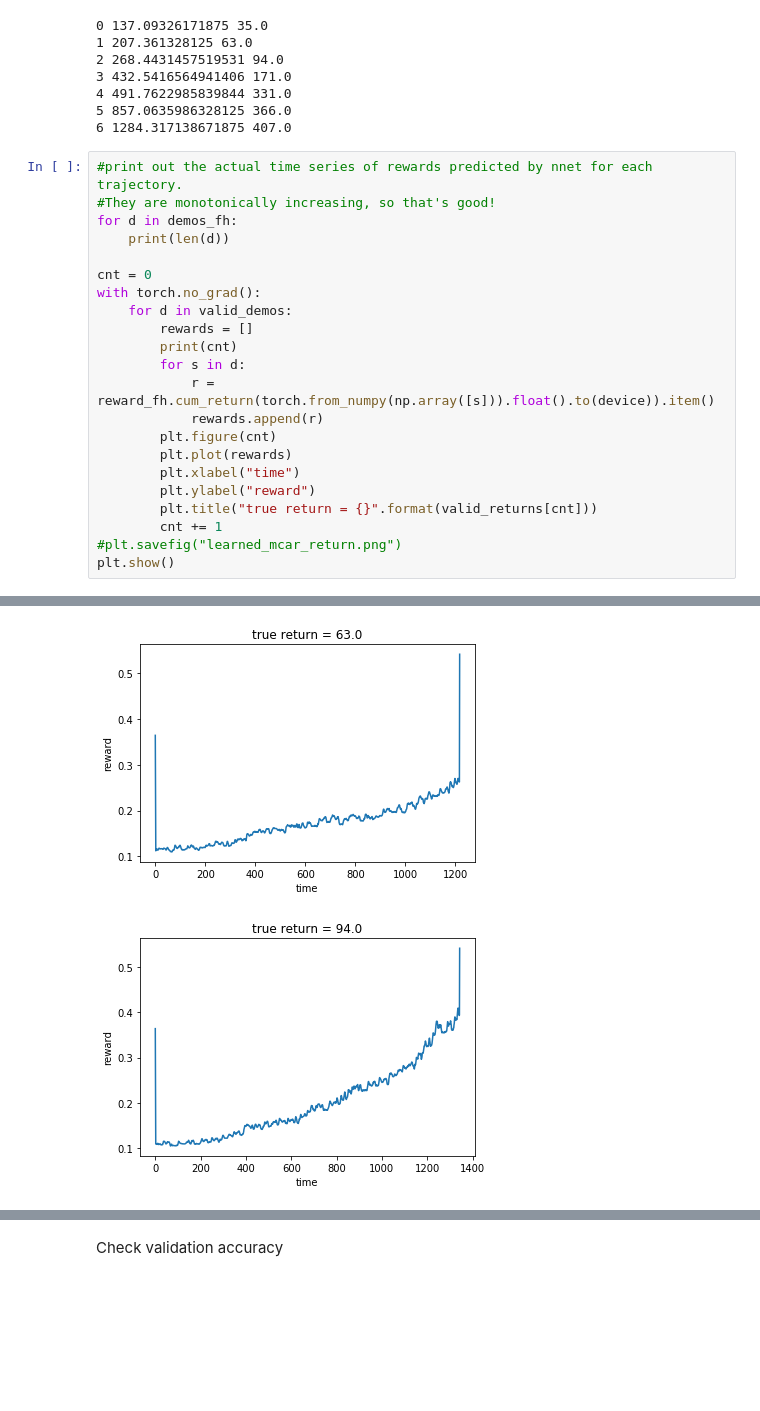
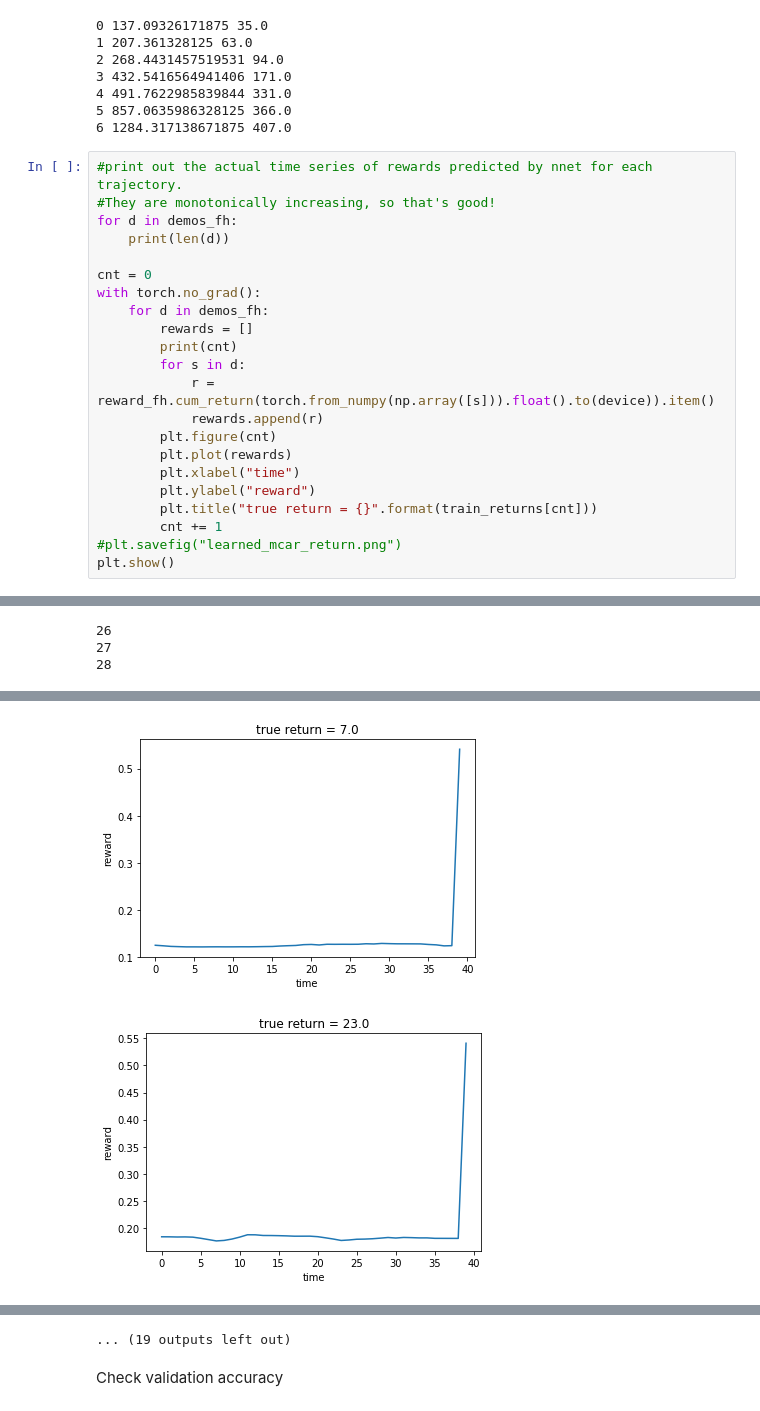
Before and after one commit to dsbrown1331/learning-rewards-of-learners, a Jupyter notebook: learner/LearnBreakoutAllSorted.ipynb, the cells around one changed output, grey strips where cells are left out. Drawn from its saved outputs; the diff is of its cells as text; blank space fills up the shorter version.

```diff
--- a/learner/LearnBreakoutAllSorted.ipynb
+++ b/learner/LearnBreakoutAllSorted.ipynb
@@ -477,7 +483,7 @@ for d in demos_fh:
 
 cnt = 0
 with torch.no_grad():
-    for d in valid_demos:
+    for d in demos_fh:
         rewards = []
         print(cnt)
         for s in d:
@@ -487,7 +493,7 @@ with torch.no_grad():
         plt.plot(rewards)
         plt.xlabel("time")
         plt.ylabel("reward")
-        plt.title("true return = {}".format(valid_returns[cnt]))
+        plt.title("true return = {}".format(train_returns[cnt]))
         cnt += 1
 #plt.savefig("learned_mcar_return.png")
 plt.show()
@@ -511,0 +518,3 @@ plt.show()
+26
+27
+28
@@ -513,2 +522,2 @@ plt.show()
-[figure, old version]
+[figure, new version]
-[figure, old version]
+[figure, new version]
@@ -519,3 +531,4 @@ plt.show()
+... (19 outputs left out)
 # %% [markdown]
 Check validation accuracy
 # %%
```
Also changed, not shown: parts of 3 cells of this notebook, 2 other files.
